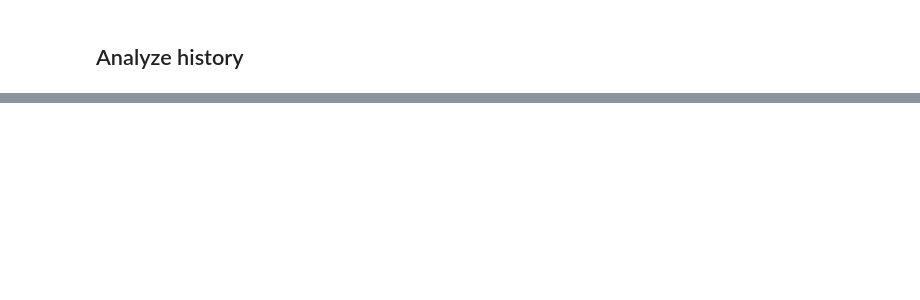
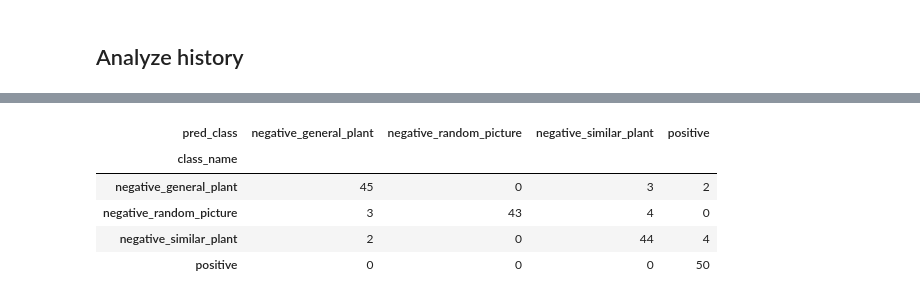
Before and after one commit to KenWronka/poison_ivy_detector, a Jupyter notebook: code/model_pipeline_v1/1.3-train_model.ipynb, the cells around one changed output, grey strips where cells are left out. Saved outputs shown, nothing was run; the diff lists cells and outputs as text; code cells hidden in the pictures; blank space fills up the shorter version.

```diff
--- a/code/model_pipeline_v1/1.3-train_model.ipynb
+++ b/code/model_pipeline_v1/1.3-train_model.ipynb
@@ -312,0 +385,18 @@ plt.show()
+# %%
+conf_matrix = (
+    df_res.groupby(['class_name', 'pred_class'])['class_value']
+        .count()
+        .reset_index()
+        .rename({'class_value': 'counts'}, axis=1)
+        .pivot(index='class_name', columns='pred_class', values='counts')
+        .fillna(0)
+        .astype('int')
+)
+conf_matrix
+# %% [output]
+| pred_class | negative_general_plant | negative_random_picture | negative_similar_plant | positive |
+| class_name |  |  |  |  |
+| negative_general_plant | 45 | 0 | 3 | 2 |
+| negative_random_picture | 3 | 43 | 4 | 0 |
+| negative_similar_plant | 2 | 0 | 44 | 4 |
+| positive | 0 | 0 | 0 | 50 |
```
Also changed, not shown: parts of 16 cells of this notebook.
